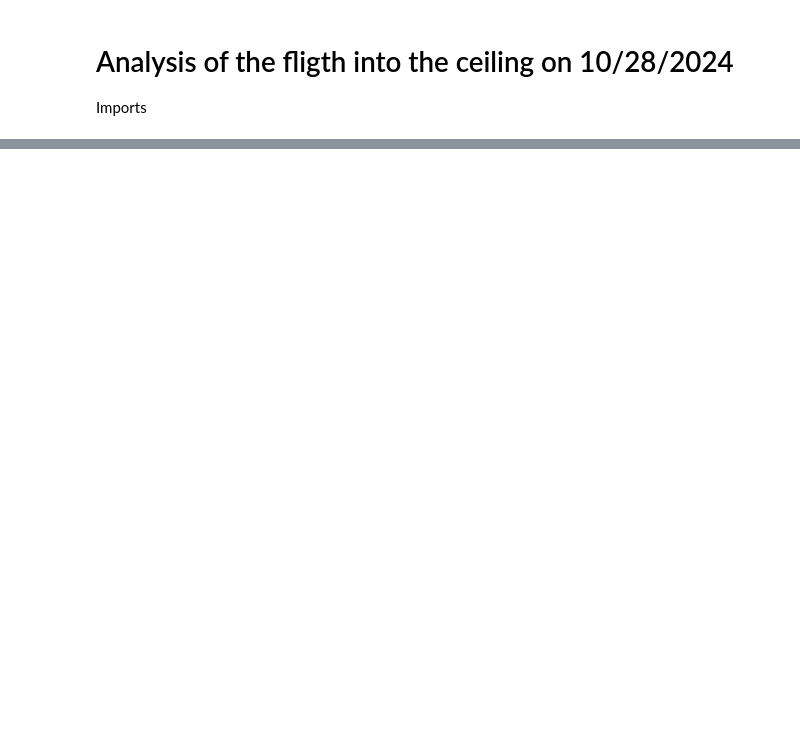
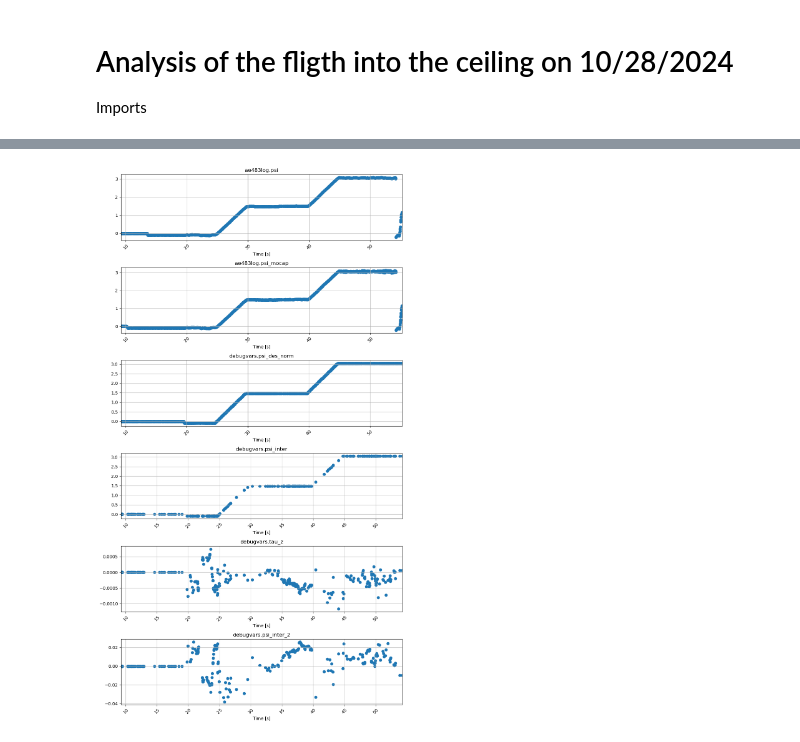
Before and after one commit to danthoney123/AE483FinalProject, a Jupyter notebook: crazyflie-client/testing/flight_analysis.ipynb, the cells around one changed output, grey strips where cells are left out. Drawn from its saved outputs; the diff is of its cells as text; code cells hidden in the pictures; blank space fills up the shorter version.

```diff
--- a/crazyflie-client/testing/flight_analysis.ipynb
+++ b/crazyflie-client/testing/flight_analysis.ipynb
@@ -99,3 +99,16 @@ def plot_drone_data(file_path, plot_keys, start_trim=0, end_trim=0):
 # #              "ae483log.m_1"]
 
 # plot_drone_data('hardware.json', plot_keys, start_trim=0, end_trim=1)
+# %%
+plot_keys = [
+"ae483log.psi",
+"debugvars.tau_z",
+"debugvars.psi_des_norm",
+'debugvars.psi_inter',
+'debugvars.psi_inter_2',
+'ae483log.psi_mocap'
+             ]
+
+plot_drone_data('hardware_data.json', plot_keys, start_trim=0.0, end_trim=00.0)
+# %% [output]
+[figure, added]
```
Also changed, not shown: parts of 4 cells of this notebook, 2 other files.
